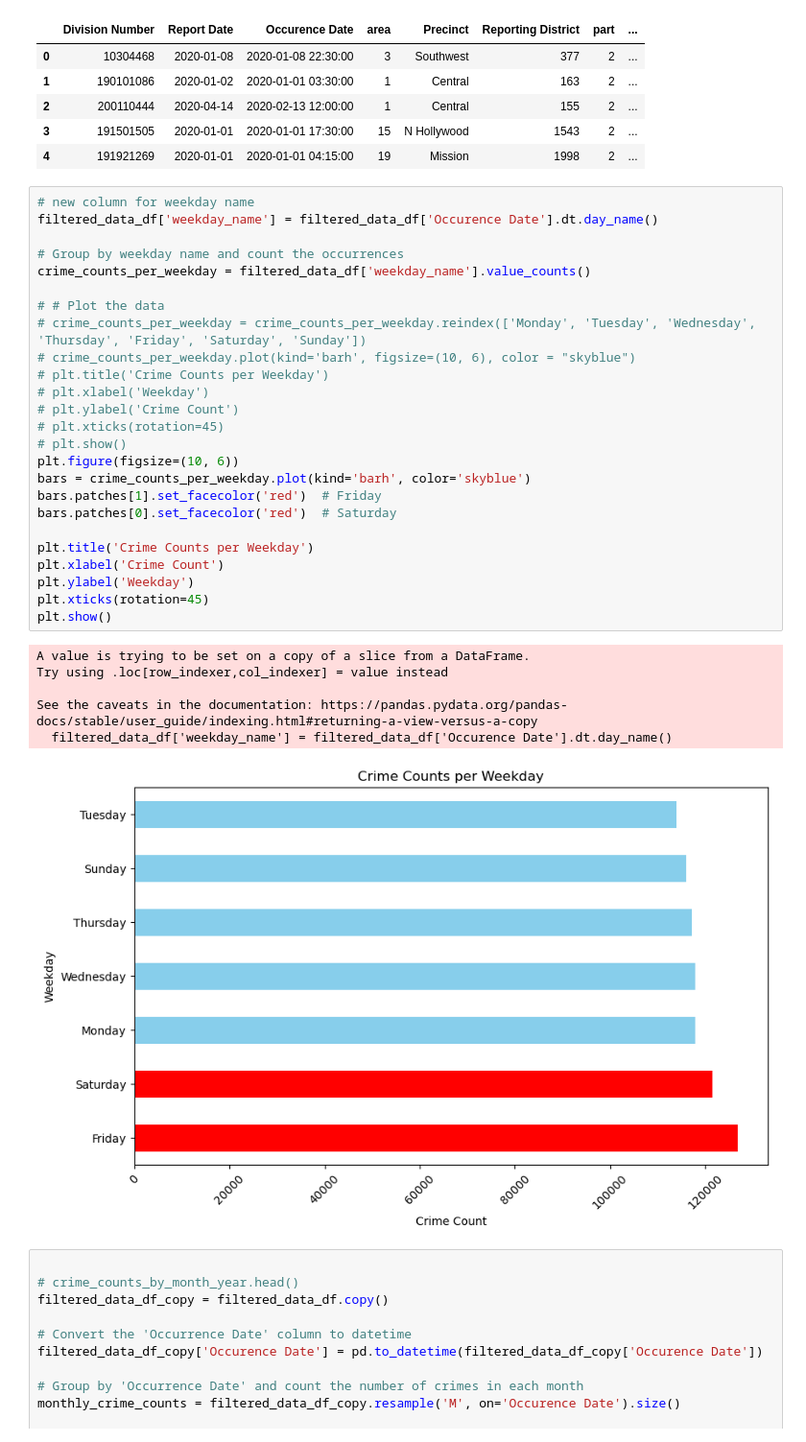
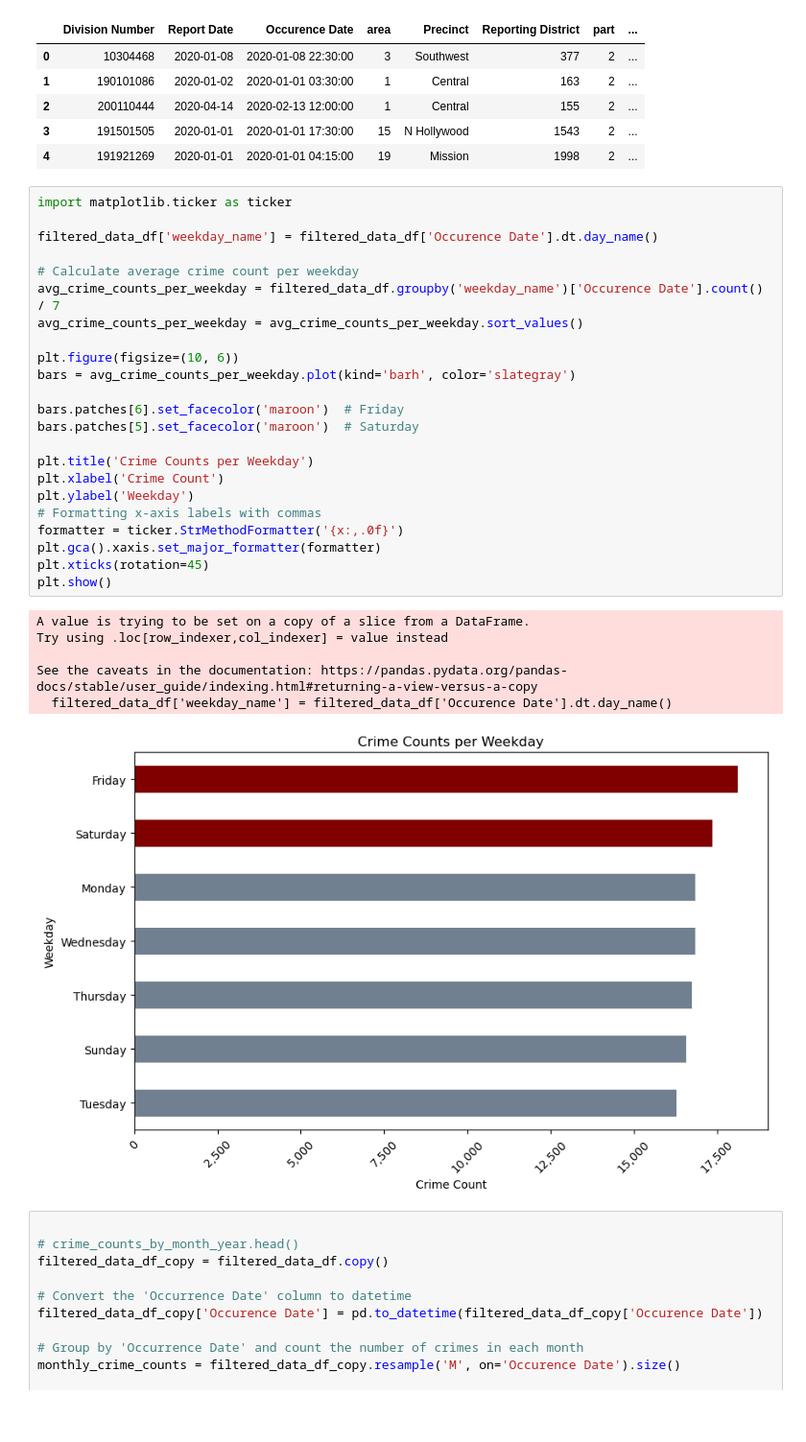
Before and after one commit to eshih22/la_crime_group_project, a Jupyter notebook: LA_crime_data.ipynb, the cells around one changed output. Shown at 96% size. Saved outputs shown, nothing was run; the diff lists cells and outputs as text; blank space fills up the shorter version.

```diff
--- a/LA_crime_data.ipynb
+++ b/LA_crime_data.ipynb
@@ -477,37 +477,35 @@ filtered_data_df.head()
 | 3 | 191501505 | 2020-01-01 | 2020-01-01 17:30:00 | 15 | N Hollywood | 1543 | 2 | ... |
 | 4 | 191921269 | 2020-01-01 | 2020-01-01 04:15:00 | 19 | Mission | 1998 | 2 | ... |
 # %%
-# new column for weekday name
+import matplotlib.ticker as ticker
+
 filtered_data_df['weekday_name'] = filtered_data_df['Occurence Date'].dt.day_name()
 
-# Group by weekday name and count the occurrences
-crime_counts_per_weekday = filtered_data_df['weekday_name'].value_counts()
+# Calculate average crime count per weekday
+avg_crime_counts_per_weekday = filtered_data_df.groupby('weekday_name')['Occurence Date'].count() / 7
+avg_crime_counts_per_weekday = avg_crime_counts_per_weekday.sort_values()
 
-# # Plot the data
-# crime_counts_per_weekday = crime_counts_per_weekday.reindex(['Monday', 'Tuesday', 'Wednesday', 'Thursday', 'Friday', 'Saturday', 'Sunday'])
-# crime_counts_per_weekday.plot(kind='barh', figsize=(10, 6), color = "skyblue")
-# plt.title('Crime Counts per Weekday')
-# plt.xlabel('Weekday')
-# plt.ylabel('Crime Count')
-# plt.xticks(rotation=45)
-# plt.show()
 plt.figure(figsize=(10, 6))
-bars = crime_counts_per_weekday.plot(kind='barh', color='skyblue')
-bars.patches[1].set_facecolor('red')  # Friday
-bars.patches[0].set_facecolor('red')  # Saturday
+bars = avg_crime_counts_per_weekday.plot(kind='barh', color='slategray')
+
+bars.patches[6].set_facecolor('maroon')  # Friday
+bars.patches[5].set_facecolor('maroon')  # Saturday
 
 plt.title('Crime Counts per Weekday')
 plt.xlabel('Crime Count')
 plt.ylabel('Weekday')
+# Formatting x-axis labels with commas
+formatter = ticker.StrMethodFormatter('{x:,.0f}')
+plt.gca().xaxis.set_major_formatter(formatter)
 plt.xticks(rotation=45)
 plt.show()
 # %% [output]
 A value is trying to be set on a copy of a slice from a DataFrame.
 Try using .loc[row_indexer,col_indexer] = value instead
 
 See the caveats in the documentation: https://pandas.pydata.org/pandas-docs/stable/user_guide/indexing.html#returning-a-view-versus-a-copy
   filtered_data_df['weekday_name'] = filtered_data_df['Occurence Date'].dt.day_name()
-[figure, old version]
+[figure, new version]
 # %%
 
 # crime_counts_by_month_year.head()
```
Also changed, not shown: parts of 22 cells of this notebook.
